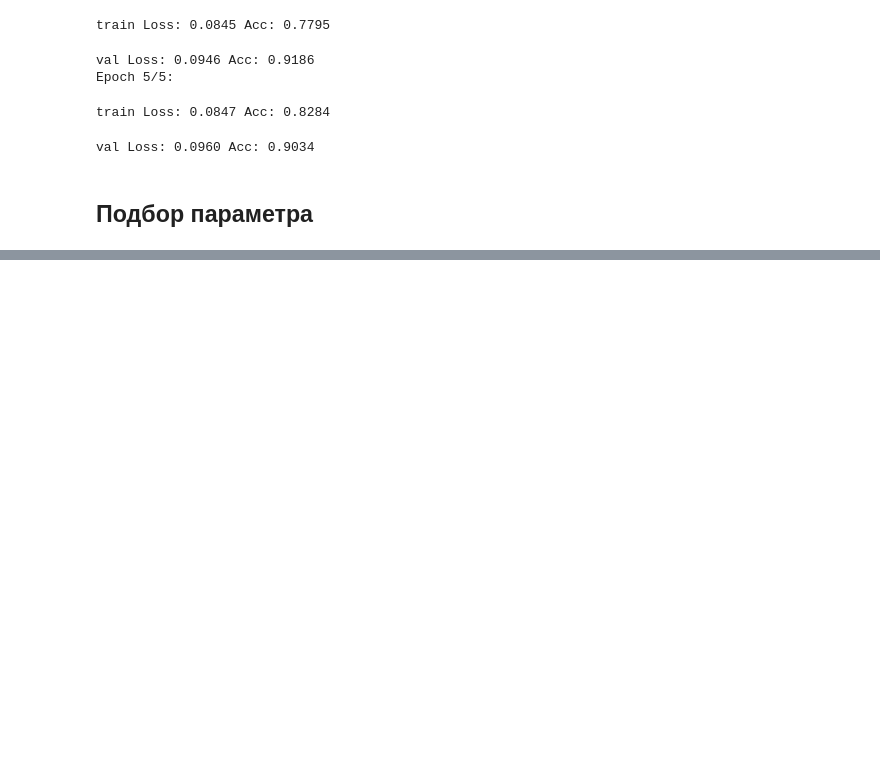
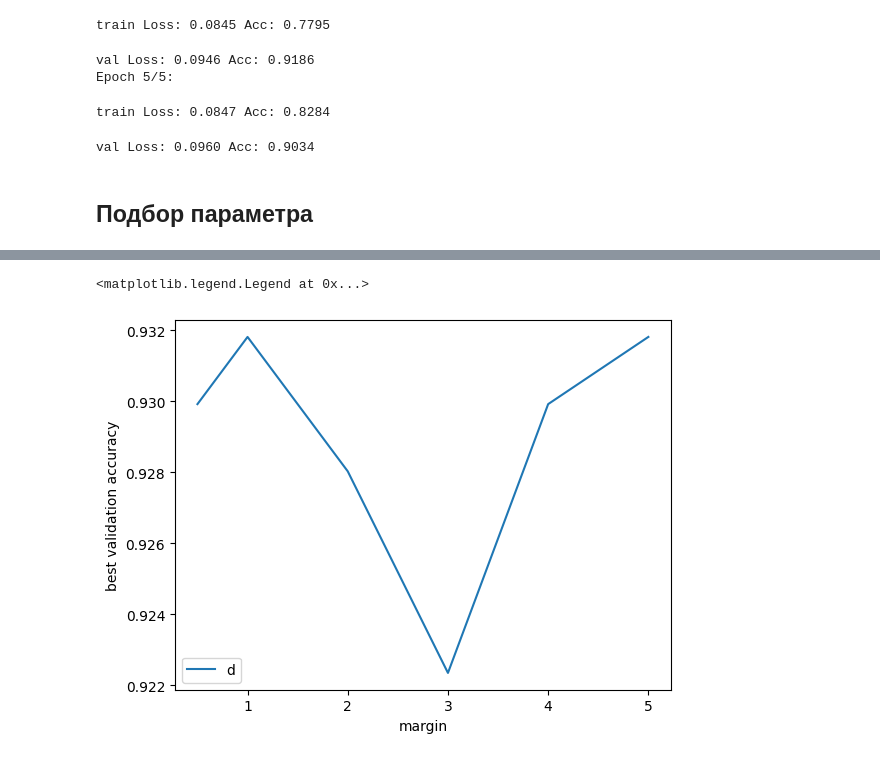
Before and after one commit to BlackKingWhitePawn/reidentification, a Jupyter notebook: siamese_contr_margin.ipynb, the cells around one changed output, grey strips where cells are left out. Saved outputs shown, nothing was run; the diff lists cells and outputs as text; code cells hidden in the pictures; blank space fills up the shorter version.

Commit message:
add margin exps

```diff
--- a/siamese_contr_margin.ipynb
+++ b/siamese_contr_margin.ipynb
@@ -236,0 +220,4 @@ train Loss: 0.3374 Acc: 0.8080
+# %%
+df = pd.read_csv(join(RESULTS_PATH, 'experiments.csv'))
+res1 = df[(df['datetime'] > '2023-05-17 16:13:29') & (df['datetime'] < '2023-05-17 16:24')]
+res1
@@ -236,0 +232,11 @@ train Loss: 0.3374 Acc: 0.8080
+# %%
+margins = list(map(lambda x: float(x.split(' ')[1][2:]), list(res1['loss_name'])))
+val_accuracies = list(res1['best_val_acc'])
+val_losses = list(res1['best_val_loss'])
+# %%
+plt.plot(margins, val_accuracies)
+plt.xlabel('margin')
+plt.ylabel('best validation accuracy')
+# %% [output]
+<matplotlib.legend.Legend at 0x...>
+[figure, added]
```
Also changed, not shown: parts of 8 cells of this notebook, 3 other files.
